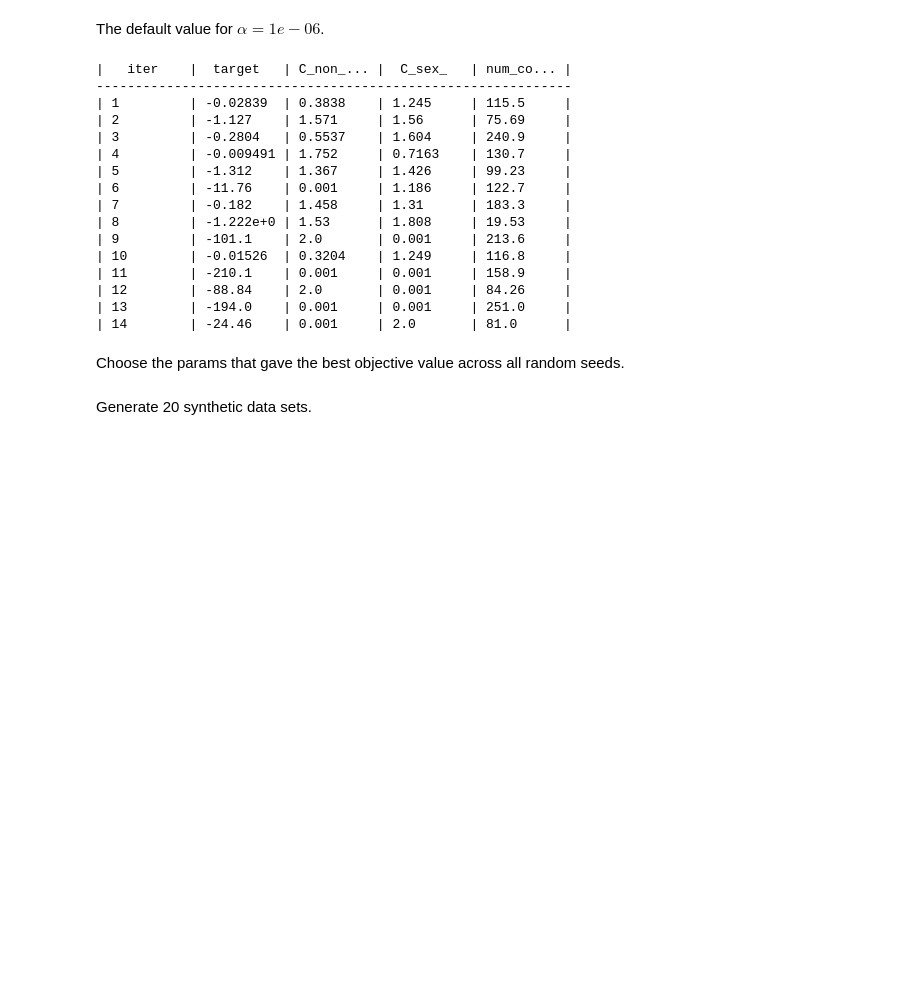
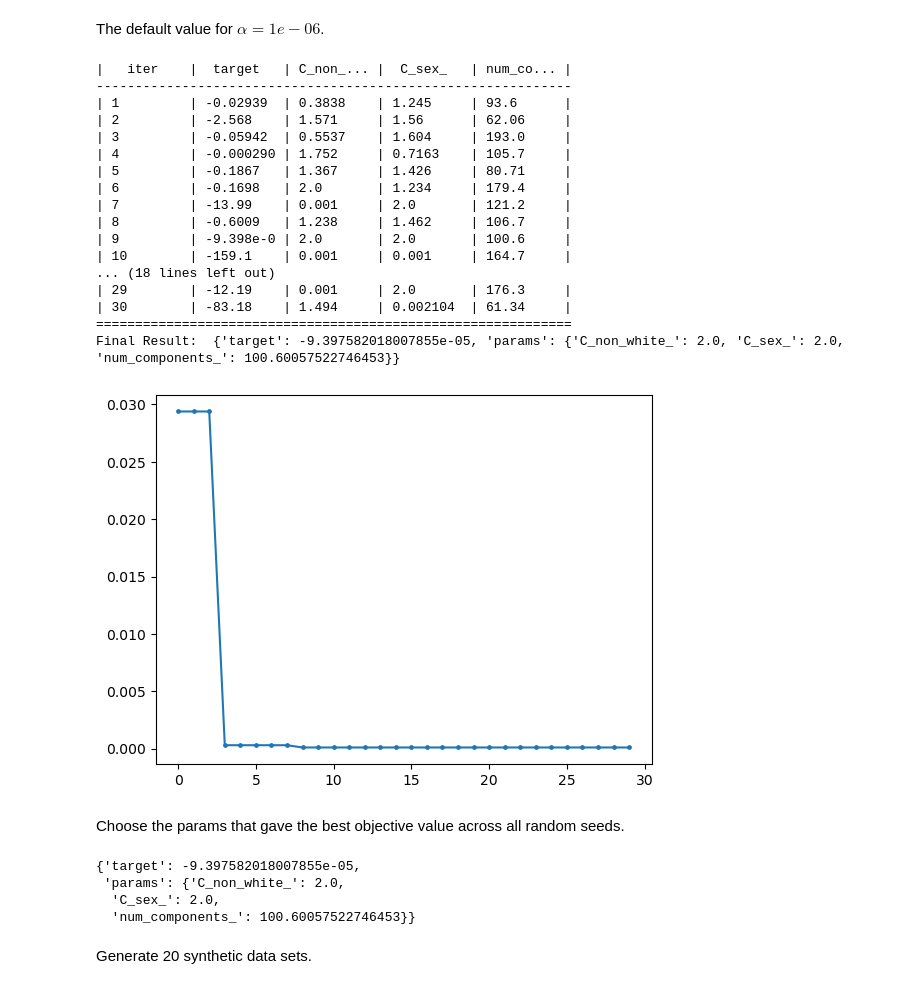
Before and after one commit to cdbale/optimized-sequential-synthesis, a Jupyter notebook: Synthesizer-Logistic-Optimizer-Logistic-PMSE-IPUMS.ipynb, the cells around one changed output. Drawn from its saved outputs; the diff is of its cells as text; code cells hidden in the pictures; blank space fills up the shorter version.

```diff
--- a/Synthesizer-Logistic-Optimizer-Logistic-PMSE-IPUMS.ipynb
+++ b/Synthesizer-Logistic-Optimizer-Logistic-PMSE-IPUMS.ipynb
@@ -193,7 +193,7 @@ def optimize_models_mn(train_data,
     optimizer = BayesianOptimization(
         f=evaluate_models,
         pbounds={
-            "num_components_": (10, 250.99),
+            "num_components_": (10, 200.99),
             "C_non_white_": (0.001, 2),
             "C_sex_": (0.001, 2)
         },
@@ -215,42 +215,50 @@ optimization_results = [optimize_models_mn(train_data=train_data, number_synthet
 # %% [output]
 |   iter    |  target   | C_non_... |  C_sex_   | num_co... |
 -------------------------------------------------------------
-| 1         | -0.02839  | 0.3838    | 1.245     | 115.5     |
-| 2         | -1.127    | 1.571     | 1.56      | 75.69     |
-| 3         | -0.2804   | 0.5537    | 1.604     | 240.9     |
-| 4         | -0.009491 | 1.752     | 0.7163    | 130.7     |
-| 5         | -1.312    | 1.367     | 1.426     | 99.23     |
-| 6         | -11.76    | 0.001     | 1.186     | 122.7     |
-| 7         | -0.182    | 1.458     | 1.31      | 183.3     |
-| 8         | -1.222e+0 | 1.53      | 1.808     | 19.53     |
-| 9         | -101.1    | 2.0       | 0.001     | 213.6     |
-| 10        | -0.01526  | 0.3204    | 1.249     | 116.8     |
-| 11        | -210.1    | 0.001     | 0.001     | 158.9     |
-| 12        | -88.84    | 2.0       | 0.001     | 84.26     |
-| 13        | -194.0    | 0.001     | 0.001     | 251.0     |
-| 14        | -24.46    | 0.001     | 2.0       | 81.0      |
+| 1         | -0.02939  | 0.3838    | 1.245     | 93.6      |
+| 2         | -2.568    | 1.571     | 1.56      | 62.06     |
+| 3         | -0.05942  | 0.5537    | 1.604     | 193.0     |
+| 4         | -0.000290 | 1.752     | 0.7163    | 105.7     |
+| 5         | -0.1867   | 1.367     | 1.426     | 80.71     |
+| 6         | -0.1698   | 2.0       | 1.234     | 179.4     |
+| 7         | -13.99    | 0.001     | 2.0       | 121.2     |
+| 8         | -0.6009   | 1.238     | 1.462     | 106.7     |
+| 9         | -9.398e-0 | 2.0       | 2.0       | 100.6     |
+| 10        | -159.1    | 0.001     | 0.001     | 164.7     |
+... (18 lines left out)
+| 29        | -12.19    | 0.001     | 2.0       | 176.3     |
+| 30        | -83.18    | 1.494     | 0.002104  | 61.34     |
+=============================================================
+Final Result:  {'target': -9.397582018007855e-05, 'params': {'C_non_white_': 2.0, 'C_sex_': 2.0, 'num_components_': 100.60057522746453}}
 # %%
 run_targets = [np.minimum.accumulate(-i[1].space.target) for i in optimization_results]
 # %%
 plt.plot(run_targets[0])
 plt.scatter(np.arange(len(run_targets[0])), run_targets[0], s=6)
-plt.plot(run_targets[1])
-plt.scatter(np.arange(len(run_targets[1])), run_targets[1], s=6)
-plt.plot(run_targets[2])
-plt.scatter(np.arange(len(run_targets[2])), run_targets[2], s=6)
-plt.plot(run_targets[3])
-plt.scatter(np.arange(len(run_targets[3])), run_targets[3], s=6)
-plt.plot(run_targets[4])
-plt.scatter(np.arange(len(run_targets[4])), run_targets[4], s=6)
-plt.title("Running Minimum Objective Value for MNL Synthesis")
-plt.ylim(-0.01, 0.47)
+# plt.plot(run_targets[1])
+# plt.scatter(np.arange(len(run_targets[1])), run_targets[1], s=6)
+# plt.plot(run_targets[2])
+# plt.scatter(np.arange(len(run_targets[2])), run_targets[2], s=6)
+# plt.plot(run_targets[3])
+# plt.scatter(np.arange(len(run_targets[3])), run_targets[3], s=6)
+# plt.plot(run_targets[4])
+# plt.scatter(np.arange(len(run_targets[4])), run_targets[4], s=6)
+# plt.title("Running Minimum Objective Value for MNL Synthesis")
+# plt.ylim(-0.01, 0.47)
 plt.show()
+# %% [output]
+[figure, added]
 # %% [markdown]
 Choose the params that gave the best objective value across all random seeds.
 # %%
 best_params = optimization_results[np.argmax([x[0]['target'] for x in optimization_results])][0]
 # %%
 best_params
+# %% [output]
+{'target': -9.397582018007855e-05,
+ 'params': {'C_non_white_': 2.0,
+  'C_sex_': 2.0,
+  'num_components_': 100.60057522746453}}
 # %% [markdown]
 Generate 20 synthetic data sets.
 # %%
```
Also changed, not shown: parts of 11 cells of this notebook, 3 other files.
